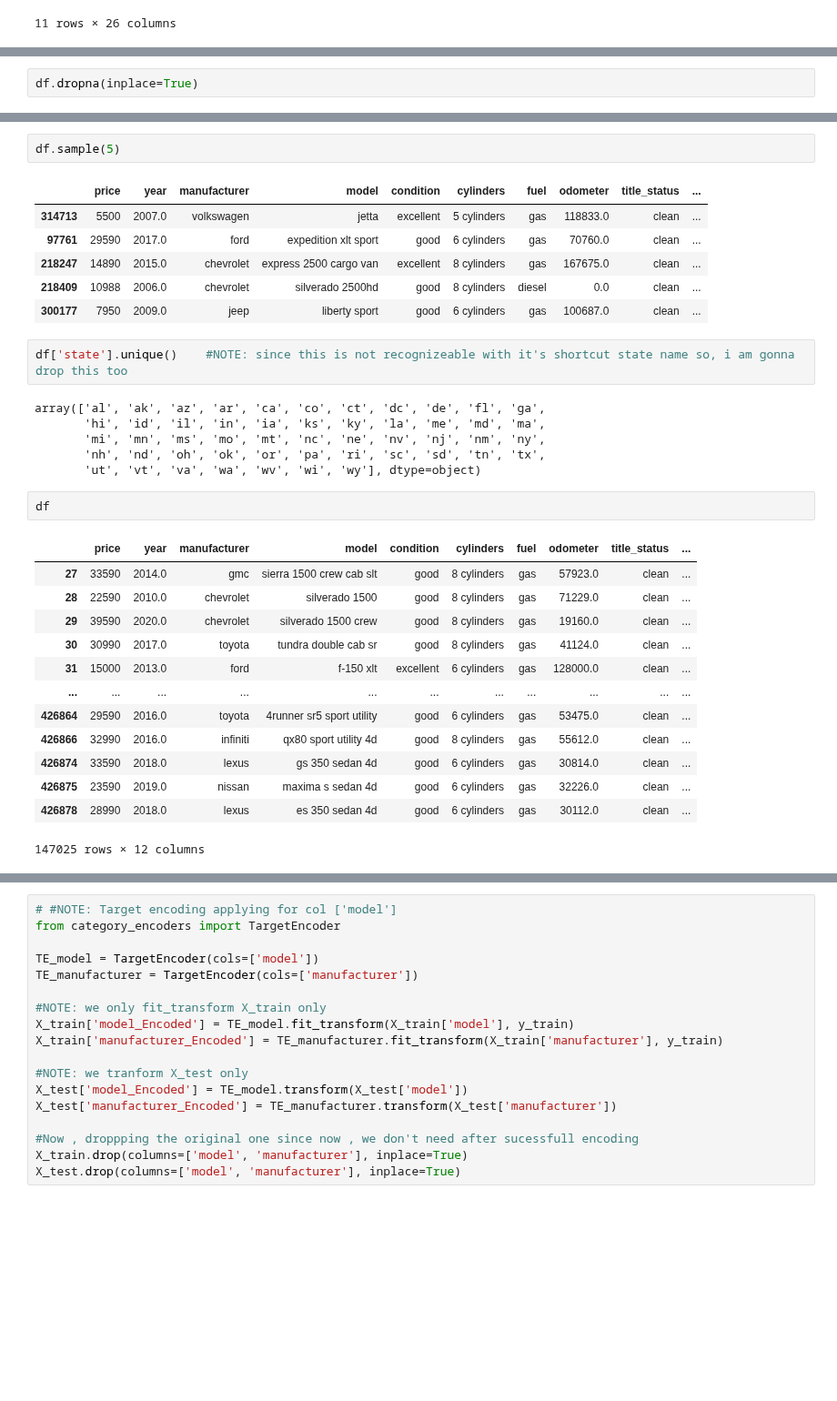
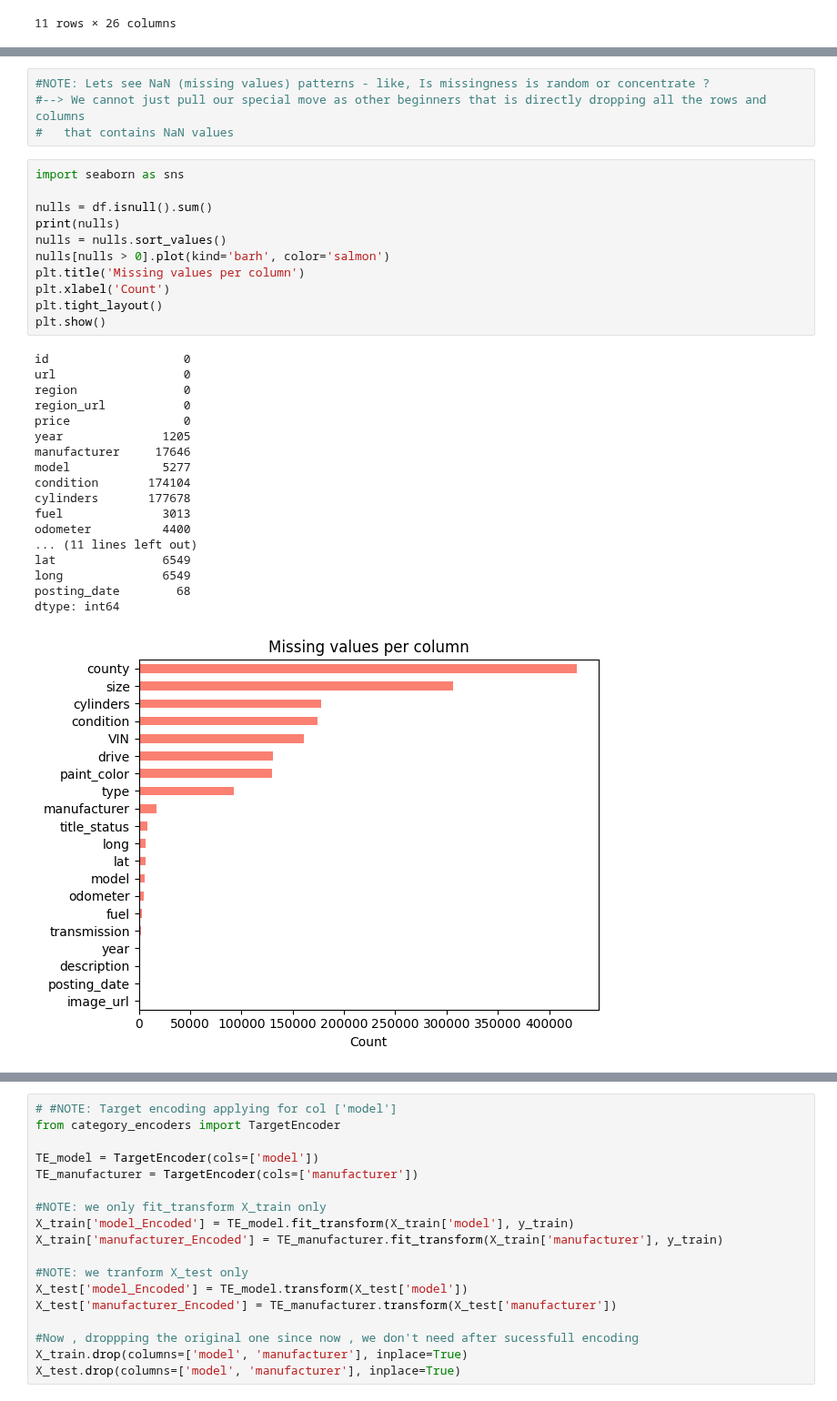
Before and after one commit to Geeky-Rajiv27/CarPrice-Predictor, a Jupyter notebook: model.ipynb, the cells around one changed output, grey strips where cells are left out. Shown at 91% size. Saved outputs shown, nothing was run; the diff lists cells and outputs as text; blank space fills up the shorter version.

```diff
--- a/model.ipynb
+++ b/model.ipynb
@@ -88,2 +70,0 @@ df
-# %%
-df.dropna(inplace=True)
@@ -132,33 +71,34 @@ df.isnull().sum
-# %%
-df.sample(5)
-# %% [output]
-|  | price | year | manufacturer | model | condition | cylinders | fuel | odometer | title_status | ... |
-| 314713 | 5500 | 2007.0 | volkswagen | jetta | excellent | 5 cylinders | gas | 118833.0 | clean | ... |
-| 97761 | 29590 | 2017.0 | ford | expedition xlt sport | good | 6 cylinders | gas | 70760.0 | clean | ... |
-| 218247 | 14890 | 2015.0 | chevrolet | express 2500 cargo van | excellent | 8 cylinders | gas | 167675.0 | clean | ... |
-| 218409 | 10988 | 2006.0 | chevrolet | silverado 2500hd | good | 8 cylinders | diesel | 0.0 | clean | ... |
-| 300177 | 7950 | 2009.0 | jeep | liberty sport | good | 6 cylinders | gas | 100687.0 | clean | ... |
-# %%
-df['state'].unique()    #NOTE: since this is not recognizeable with it's shortcut state name so, i am gonna drop this too
-# %% [output]
-array(['al', 'ak', 'az', 'ar', 'ca', 'co', 'ct', 'dc', 'de', 'fl', 'ga',
-       'hi', 'id', 'il', 'in', 'ia', 'ks', 'ky', 'la', 'me', 'md', 'ma',
-       'mi', 'mn', 'ms', 'mo', 'mt', 'nc', 'ne', 'nv', 'nj', 'nm', 'ny',
-       'nh', 'nd', 'oh', 'ok', 'or', 'pa', 'ri', 'sc', 'sd', 'tn', 'tx',
-       'ut', 'vt', 'va', 'wa', 'wv', 'wi', 'wy'], dtype=object)
-# %%
-df
-# %% [output]
-|  | price | year | manufacturer | model | condition | cylinders | fuel | odometer | title_status | ... |
-| 27 | 33590 | 2014.0 | gmc | sierra 1500 crew cab slt | good | 8 cylinders | gas | 57923.0 | clean | ... |
-| 28 | 22590 | 2010.0 | chevrolet | silverado 1500 | good | 8 cylinders | gas | 71229.0 | clean | ... |
-| 29 | 39590 | 2020.0 | chevrolet | silverado 1500 crew | good | 8 cylinders | gas | 19160.0 | clean | ... |
-| 30 | 30990 | 2017.0 | toyota | tundra double cab sr | good | 8 cylinders | gas | 41124.0 | clean | ... |
-| 31 | 15000 | 2013.0 | ford | f-150 xlt | excellent | 6 cylinders | gas | 128000.0 | clean | ... |
-| ... | ... | ... | ... | ... | ... | ... | ... | ... | ... | ... |
-| 426864 | 29590 | 2016.0 | toyota | 4runner sr5 sport utility | good | 6 cylinders | gas | 53475.0 | clean | ... |
-| 426866 | 32990 | 2016.0 | infiniti | qx80 sport utility 4d | good | 8 cylinders | gas | 55612.0 | clean | ... |
-| 426874 | 33590 | 2018.0 | lexus | gs 350 sedan 4d | good | 6 cylinders | gas | 30814.0 | clean | ... |
-| 426875 | 23590 | 2019.0 | nissan | maxima s sedan 4d | good | 6 cylinders | gas | 32226.0 | clean | ... |
-| 426878 | 28990 | 2018.0 | lexus | es 350 sedan 4d | good | 6 cylinders | gas | 30112.0 | clean | ... |
-147025 rows × 12 columns
+# %%
+#NOTE: Lets see NaN (missing values) patterns - like, Is missingness is random or concentrate ?
+#--> We cannot just pull our special move as other beginners that is directly dropping all the rows and columns
+#   that contains NaN values
+# %%
+import seaborn as sns
+
+nulls = df.isnull().sum()
+print(nulls)
+nulls = nulls.sort_values()
+nulls[nulls > 0].plot(kind='barh', color='salmon')
+plt.title('Missing values per column')
+plt.xlabel('Count')
+plt.tight_layout()
+plt.show()
+# %% [output]
+id                   0
+url                  0
+region               0
+region_url           0
+price                0
+year              1205
+manufacturer     17646
+model             5277
+condition       174104
+cylinders       177678
+fuel              3013
+odometer          4400
+... (11 lines left out)
+lat               6549
+long              6549
+posting_date        68
+dtype: int64
+[figure, added]
```
Also changed, not shown: parts of 110 cells of this notebook, 1 other file.
